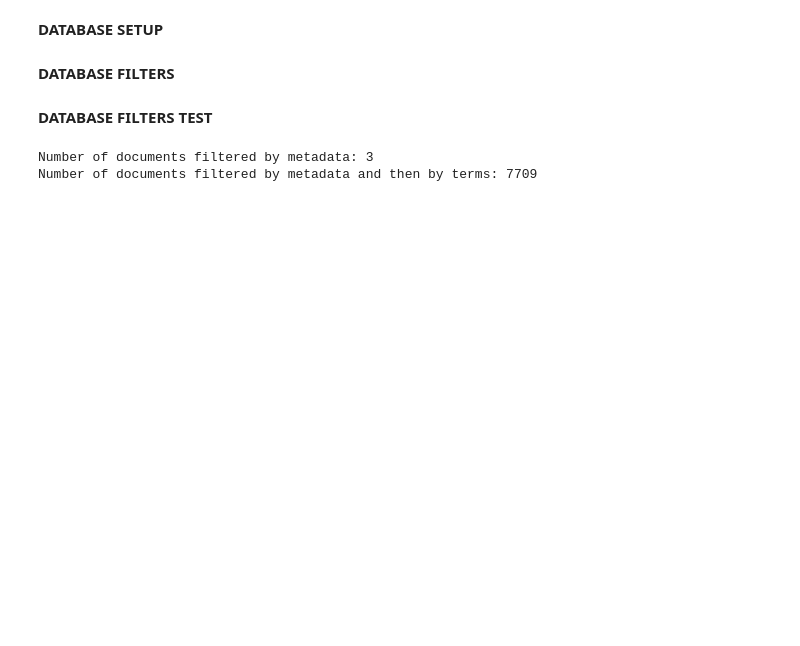
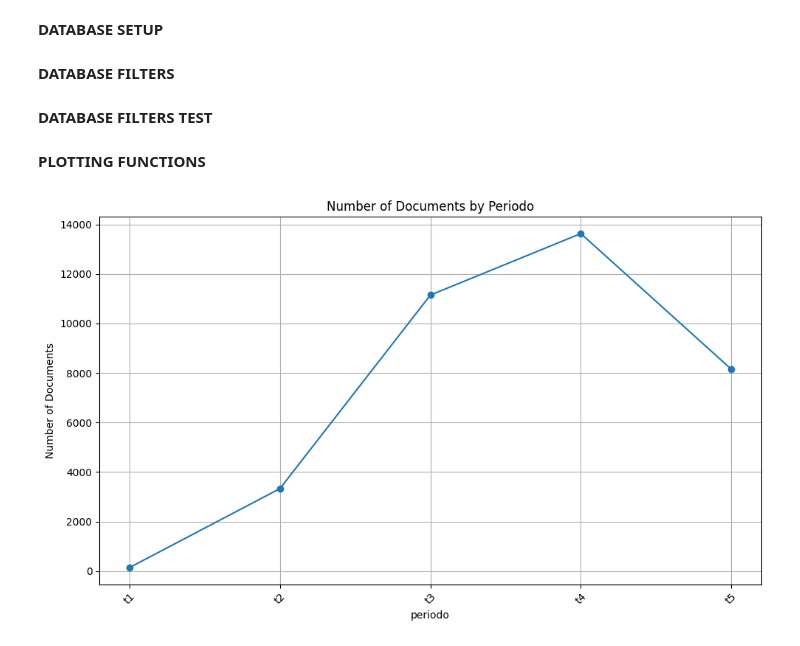
Before and after one commit to Odrec/deeplecture_data_tests, a Jupyter notebook: vectors.ipynb, the cells around one changed output. Cells and saved outputs as stored; diff of their text form; code cells hidden in the pictures; blank space fills up the shorter version.

Commit message:
Add simple plotting and test

```diff
--- a/vectors.ipynb
+++ b/vectors.ipynb
@@ -58,22 +84,2 @@ def filter_by_terms_together(query: dict, terms: list):
 # %% [markdown]
 **DATABASE FILTERS TEST**
-# %%
-initial_query = {}
-
-# Filter by metadata
-metadata_filter = {'autor': 'varios', 'anyo': '1778'}
-documents_by_metadata = filter_by_metadata(initial_query, metadata_filter)
-print(f"Number of documents filtered by metadata: {len(documents_by_metadata)}")
-
-# Filter by terms
-terms_filter = ['agricultura', 'economia']
-documents_by_terms = filter_by_terms(initial_query, terms_filter)
-print(f"Number of documents filtered by metadata and then by terms: {len(documents_by_terms)}")
-
-# Filter by terms together
-terms_together_filter = ['naturaleza', 'dios']
-documents_by_terms_together = filter_by_terms_together({'_id': {'$in': [doc['_id'] for doc in documents_by_terms]}}, terms_together_filter)
-print(f"Number of documents filtered by metadata, then by terms, and then terms together: {len(documents_by_terms_together)}")
-# %% [output]
-Number of documents filtered by metadata: 3
-Number of documents filtered by metadata and then by terms: 7709
@@ -79,0 +103,31 @@ Number of documents filtered by metadata and then by terms: 7709
+# %% [markdown]
+**PLOTTING FUNCTIONS**
+# %%
+import matplotlib.pyplot as plt
+
+# Aggregating and Plotting
+def plot_documents_by_metadata_field(query: dict, metadata_field: str):
+    """
+    Filters and plots the number of documents by any metadata field.
+
+    :param query: Initial query dictionary to filter the documents
+    :param metadata_field: The metadata field name to group by (e.g., 'periodo')
+    """
+    # Get counts of documents by the specified metadata field
+    field_counts = filter_and_count_by_metadata_field(query, metadata_field)
+
+    # Prepare data for plotting
+    categories = list(field_counts.keys())
+    counts = list(field_counts.values())
+
+    # Plotting the line chart
+    plt.figure(figsize=(10, 6))
+    plt.plot(categories, counts, marker='o')
+
+    plt.xlabel(metadata_field)
+    plt.ylabel('Number of Documents')
+    plt.title(f'Number of Documents by {metadata_field.capitalize()}')
+    plt.grid(True)
+    plt.xticks(rotation=45)  # Rotate x-axis labels if necessary
+    plt.tight_layout()  # Adjust layout to fit everything
+    plt.show()
@@ -79,0 +136,8 @@ Number of documents filtered by metadata and then by terms: 7709
+# %%
+initial_query = {}  # You can modify this to filter documents further
+metadata_field = 'periodo'  # Change this to any other metadata field you want to plot
+
+# Plot documents by specified metadata field
+plot_documents_by_metadata_field(initial_query, metadata_field)
+# %% [output]
+[figure, added]
```
Also changed, not shown: parts of 3 cells of this notebook, 1 other file.
